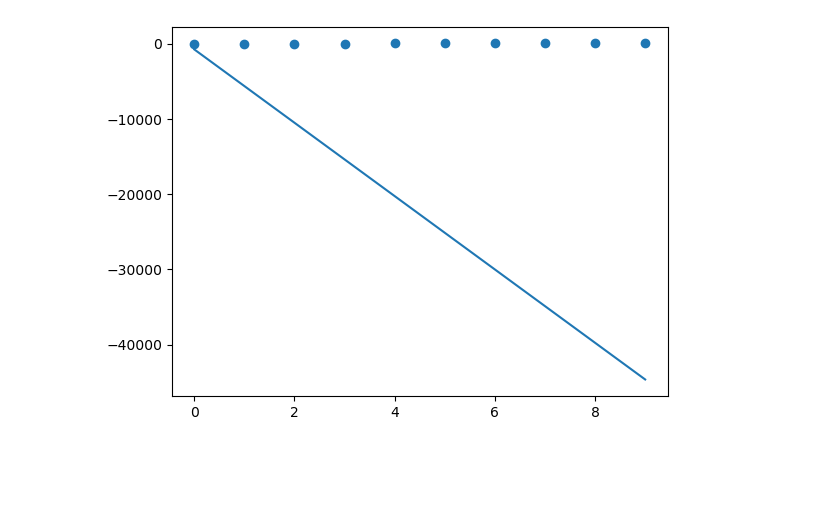
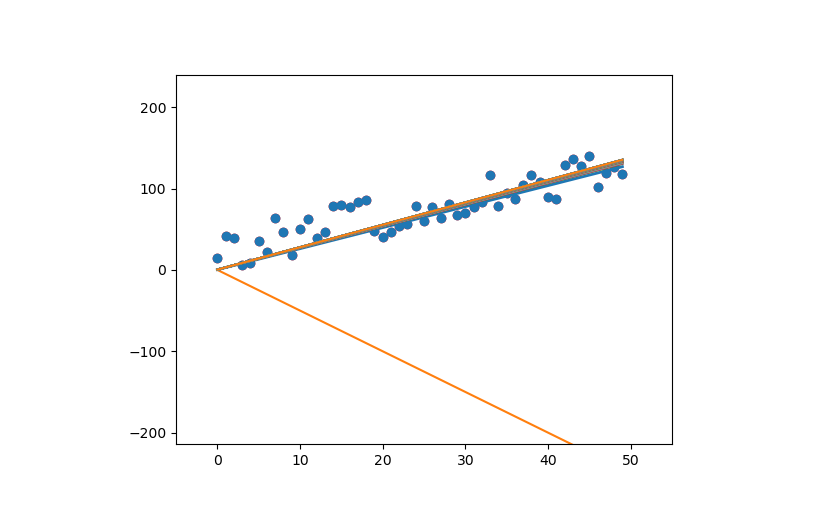
Before and after one commit to gutmmm/machine-learning-101, a Jupyter notebook: linear_reg.ipynb, the cells around one changed output. Saved outputs shown, nothing was run; the diff lists cells and outputs as text; code cells hidden in the pictures; blank space fills up the shorter version.

```diff
--- a/linear_reg.ipynb
+++ b/linear_reg.ipynb
@@ -28,19 +42,10 @@ plt.plot(x, y_predicted)
 # %%
-lr = 0.1
-
-y_predicted = []
-
-for _ in range(100):
+def loss_derivatives():
     d_w = sum([((w*x+b) - y_true[x]) * x for x in x])/len(x)
     d_b = sum([((w*x+b) - y_true[x]) for x in x])/len(x)
+    return d_w, d_b
 
-    change_w = d_w * lr
-    change_b = d_b * lr
-
-    w = w - change_w
-    b = b - change_b
-
-    y_pred = prediction(w, b)
-    loss = loss_fn(y_true, y_pred)
-
-    y_predicted.append(y_pred)
+def update_parameters(w, b, d_w, d_b):
+    w = w - d_w * lr
+    b = b - d_b * lr
+    return w, b
@@ -73,10 +52,24 @@ plt.show()
-# %%
-plt.plot(x, y_predicted[10])
-
-plt.scatter(x, y_true)
-plt.show()
-# %% [output]
-[figure, removed]
+# %%
+# Define hyperparameters
+lr = 0.0001
+epochs = 50
+
+y_predicted = []
+plt.plot(x, y_init)
+for i in range(epochs):
+    d_w, d_b = loss_derivatives()
+    w, b = update_parameters(w, b, d_w, d_b)
+    y_pred = prediction(w, b)
+    loss = loss_fn(y_true, y_pred)
+
+    if i%1 == 0:
+        y_predicted.append(y_pred)
+        plt.plot(x, y_pred)
+
+plt.scatter(x, y_true)
+plt.show()
+# %% [output]
+[figure, added]
 # %%
 import matplotlib.pyplot as plt
 from matplotlib.animation import FuncAnimation
```
Also changed, not shown: parts of 7 cells of this notebook.
